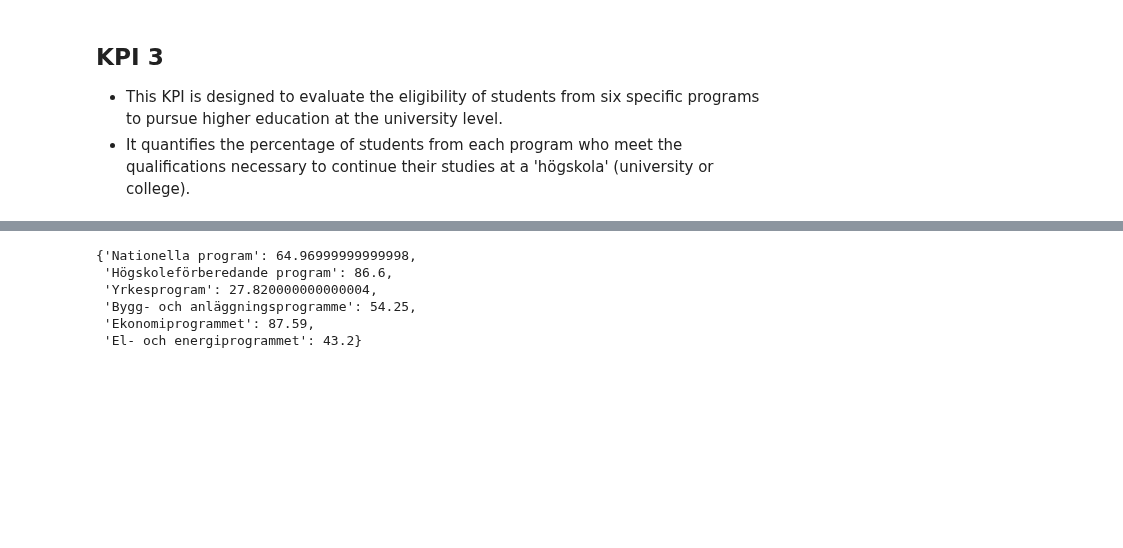
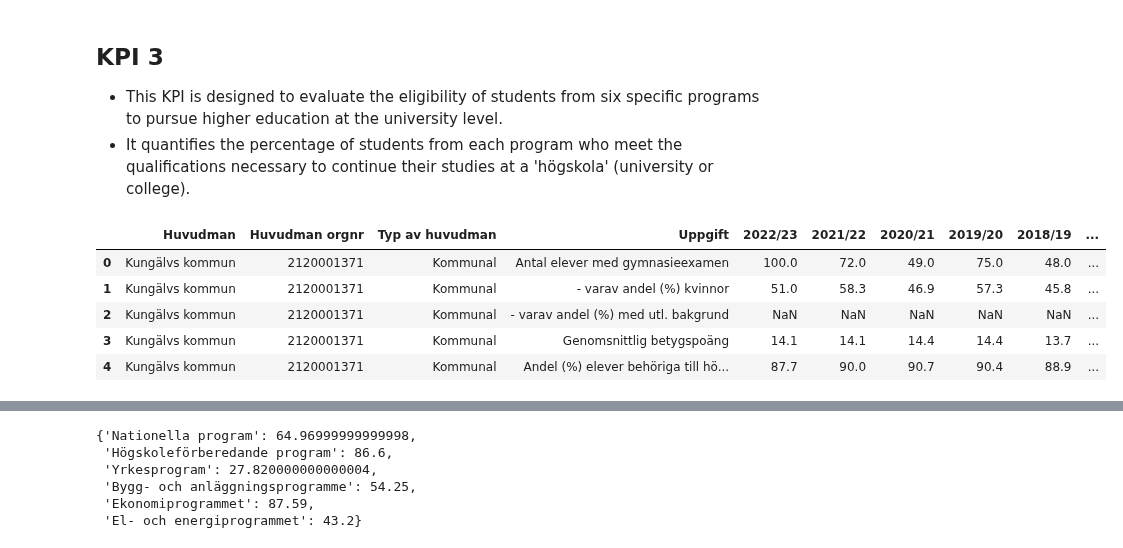
Before and after one commit to Utjiman/Python-Richard-Boden-OPA23, a Jupyter notebook: Labb2/Labb2.ipynb, the cells around one changed output, grey strips where cells are left out. Drawn from its saved outputs; the diff is of its cells as text; code cells hidden in the pictures; blank space fills up the shorter version.

```diff
--- a/Labb2/Labb2.ipynb
+++ b/Labb2/Labb2.ipynb
@@ -605,3 +605,12 @@ plt.show()
 
 - This KPI is designed to evaluate the eligibility of students from six specific programs to pursue higher education at the university level.
 - It quantifies the percentage of students from each program who meet the qualifications necessary to continue their studies at a 'högskola' (university or college).
+# %%
+df_dict['Ekonomiprogrammet']
+# %% [output]
+|  | Huvudman | Huvudman orgnr | Typ av huvudman | Uppgift | 2022/23 | 2021/22 | 2020/21 | 2019/20 | 2018/19 | ... |
+| 0 | Kungälvs kommun | 2120001371 | Kommunal | Antal elever med gymnasieexamen | 100.0 | 72.0 | 49.0 | 75.0 | 48.0 | ... |
+| 1 | Kungälvs kommun | 2120001371 | Kommunal | - varav andel (%) kvinnor | 51.0 | 58.3 | 46.9 | 57.3 | 45.8 | ... |
+| 2 | Kungälvs kommun | 2120001371 | Kommunal | - varav andel (%) med utl. bakgrund | NaN | NaN | NaN | NaN | NaN | ... |
+| 3 | Kungälvs kommun | 2120001371 | Kommunal | Genomsnittlig betygspoäng | 14.1 | 14.1 | 14.4 | 14.4 | 13.7 | ... |
+| 4 | Kungälvs kommun | 2120001371 | Kommunal | Andel (%) elever behöriga till hö... | 87.7 | 90.0 | 90.7 | 90.4 | 88.9 | ... |
```
Also changed, not shown: parts of 10 cells of this notebook, 8 other files.
